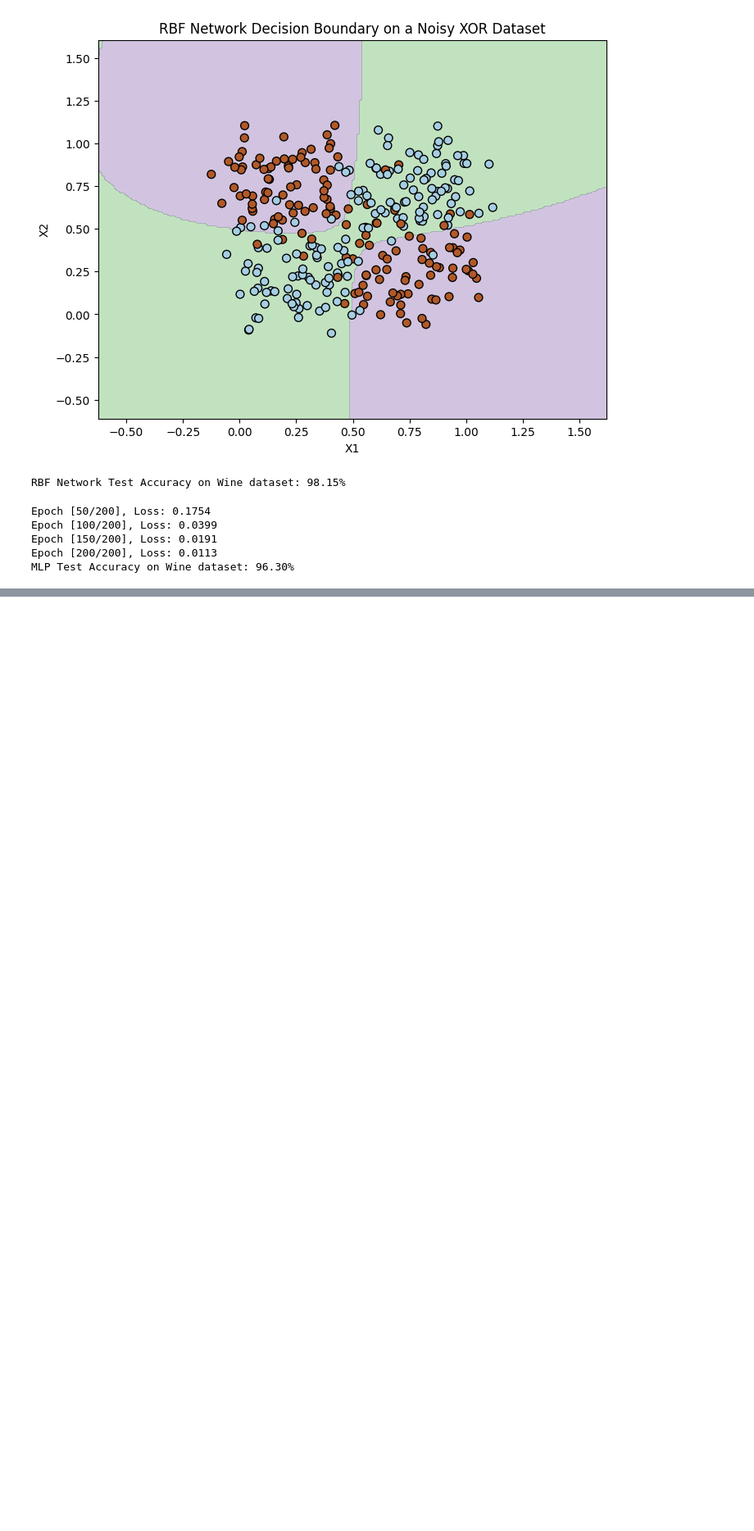
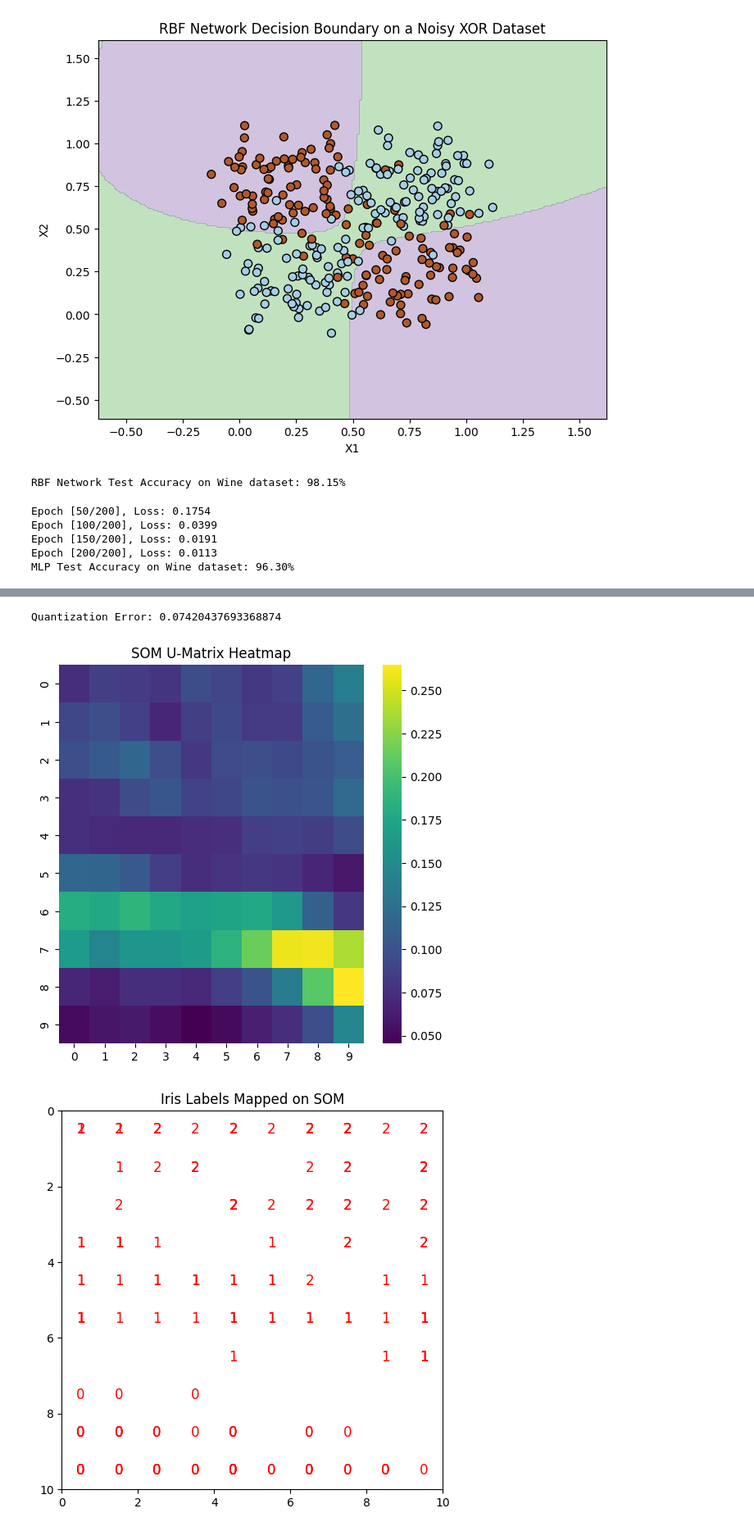
Before and after one commit to Pragateeshwaran/Clg-dump, a Jupyter notebook: deep_learning/ex2/ex2.ipynb, the cells around one changed output, grey strips where cells are left out. Shown at 82% size. Drawn from its saved outputs; the diff is of its cells as text; code cells hidden in the pictures; blank space fills up the shorter version.

```diff
--- a/deep_learning/ex2/ex2.ipynb
+++ b/deep_learning/ex2/ex2.ipynb
@@ -260,0 +543,80 @@ MLP Test Accuracy on Wine dataset: 96.30%
+# %%
+import numpy as np
+import matplotlib.pyplot as plt
+import seaborn as sns
+from sklearn.datasets import load_iris
+from sklearn.preprocessing import MinMaxScaler
+
+# Parameters
+rows, cols, dim = 10, 10, 4  # SOM grid (10x10) and Iris has 4 features
+num_iter = 100
+lr0 = 0.1
+sigma0 = max(rows, cols) / 2
+
+# Load & normalize data
+iris = load_iris()
+data = MinMaxScaler().fit_transform(iris.data)
+labels = iris.target
+
+# Initialize grid with random weights
+grid = np.random.rand(rows, cols, dim)
+
+def euclidean(a, b):
+    return np.linalg.norm(a - b)
+
+def find_bmu(x):
+    # Compute distances between x and every grid node
+    d = np.linalg.norm(grid - x, axis=2)
+    return np.unravel_index(np.argmin(d), d.shape)
+
+# --- Train the SOM ---
+for t in range(num_iter):
+    lr = lr0 * (1 - t / num_iter)
+    sigma = sigma0 * (1 - t / num_iter)
+    for x in data:
+        bmu = find_bmu(x)
+        # Update BMU and its neighbors
+        for i in range(rows):
+            for j in range(cols):
+                dist = np.sqrt((i - bmu[0])**2 + (j - bmu[1])**2)
+                h = np.exp(- (dist**2) / (2 * (sigma**2)))
+                grid[i, j] += lr * h * (x - grid[i, j])
+
+# --- Compute U-Matrix (averaged distances to neighbors) ---
+U = np.zeros((rows, cols))
+for i in range(rows):
+    for j in range(cols):
+        neighbors = []
+        if i > 0:         neighbors.append(grid[i-1, j])
+        if i < rows - 1:  neighbors.append(grid[i+1, j])
+        if j > 0:         neighbors.append(grid[i, j-1])
+        if j < cols - 1:  neighbors.append(grid[i, j+1])
+        U[i, j] = np.mean([euclidean(grid[i, j], n) for n in neighbors])
+
+# --- Evaluate the clustering: Quantization error ---
+q_error = np.mean([euclidean(x, grid[find_bmu(x)]) for x in data])
+print("Quantization Error:", q_error)
+
+# --- Visualization ---
+# 1. U-Matrix heatmap
+plt.figure(figsize=(6,6))
+sns.heatmap(U, cmap="viridis")
+plt.title("SOM U-Matrix Heatmap")
+plt.show()
+
+# 2. Map Iris labels on SOM grid (BMU positions)
+bmu_coords = np.array([find_bmu(x) for x in data])
+plt.figure(figsize=(6,6))
+for i, lab in enumerate(labels):
+    # Plot label at BMU position (offset by 0.5 for centering)
+    plt.text(bmu_coords[i,1] + 0.5, bmu_coords[i,0] + 0.5, str(lab),
+             color="red", fontsize=12, ha='center', va='center')
+plt.xlim(0, cols)
+plt.ylim(0, rows)
+plt.gca().invert_yaxis()
+plt.title("Iris Labels Mapped on SOM")
+plt.show()
+# %% [output]
+Quantization Error: 0.07420437693368874
+[figure, added]
+[figure, added]
```
Also changed, not shown: parts of 2 cells of this notebook.
